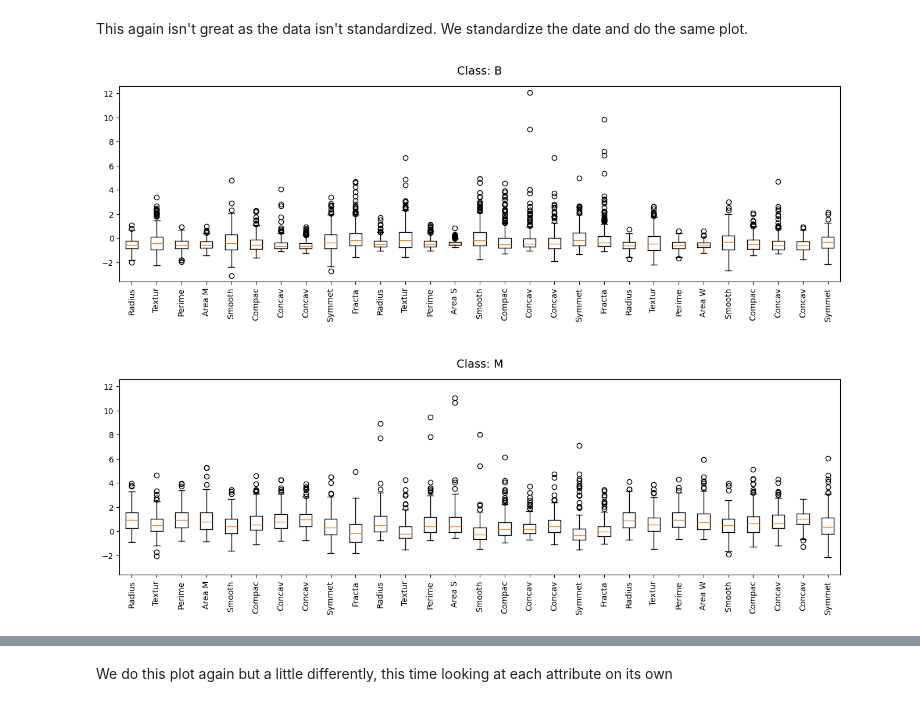
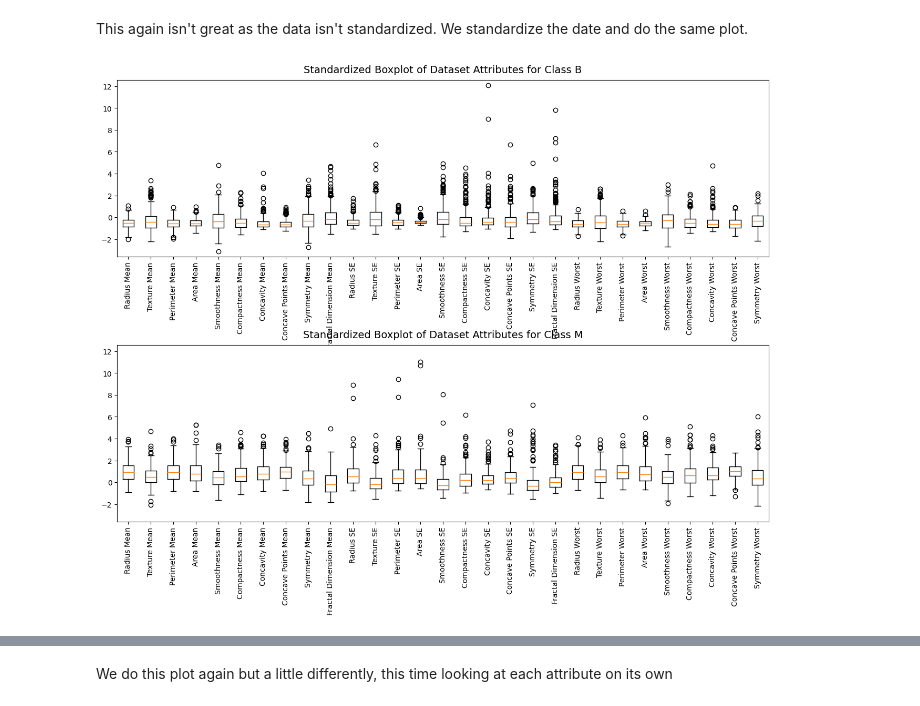
Before and after one commit to cdcolberg/02450_Group101, a Jupyter notebook: main.ipynb, the cells around one changed output, grey strips where cells are left out. Cells and saved outputs as stored; diff of their text form; code cells hidden in the pictures.

```diff
--- a/main.ipynb
+++ b/main.ipynb
@@ -216,33 +208,25 @@ plt.show()
 # %% [markdown]
 This again isn't great as the data isn't standardized. We standardize the date and do the same plot.
 # %%
-
-# Standardize the data
-scaler = StandardScaler()
-X_standardized = scaler.fit_transform(X)
+# Continue from the previous assumption that X_standardized is already computed
+plt.figure(figsize=(16, 12))
 
 # Determine dynamic y-axis limits
-y_min = np.min(X_standardized) - 0.5  # Add a margin below min value
-y_max = np.max(X_standardized) + 0.5  # Add a margin above max value
-
-# Increase figure size to prevent any cutting
-plt.figure(figsize=(16, 12))
+y_min = np.min(X_standardized) - 0.5
+y_max = np.max(X_standardized) + 0.5
 
 for c in range(C):
     plt.subplot(C, 1, c + 1)
     class_mask = y == c
     plt.boxplot(X_standardized[class_mask, :], vert=True)
-    plt.title(f"Class: {classNames[c]}", fontsize=14, pad=15)  # Adjust title spacing
+    plt.title(f"Standardized Boxplot of Dataset Attributes for Class {classNames[c]}", fontsize=14, pad=10)
 
-    # Set x-axis labels
-    shortened_labels = [a[:6] for a in attributeNames]
-    plt.xticks(range(1, X.shape[1] + 1), shortened_labels, rotation=90, ha='center', fontsize=10)
+    # Full attribute names with adjusted labels to prevent overlap
+    plt.xticks(range(1, X.shape[1] + 1), attributeNames, rotation=90, ha='center')
 
-    # Set dynamic y-axis limits
     plt.ylim(y_min, y_max)
 
-# Prevent clipping when saving the figure
 plt.subplots_adjust(bottom=0.2, hspace=0.5, top=0.9)
 plt.show()
 # %% [output]
-[figure, old version]
+[figure, new version]
```
Also changed, not shown: parts of 11 cells of this notebook.
